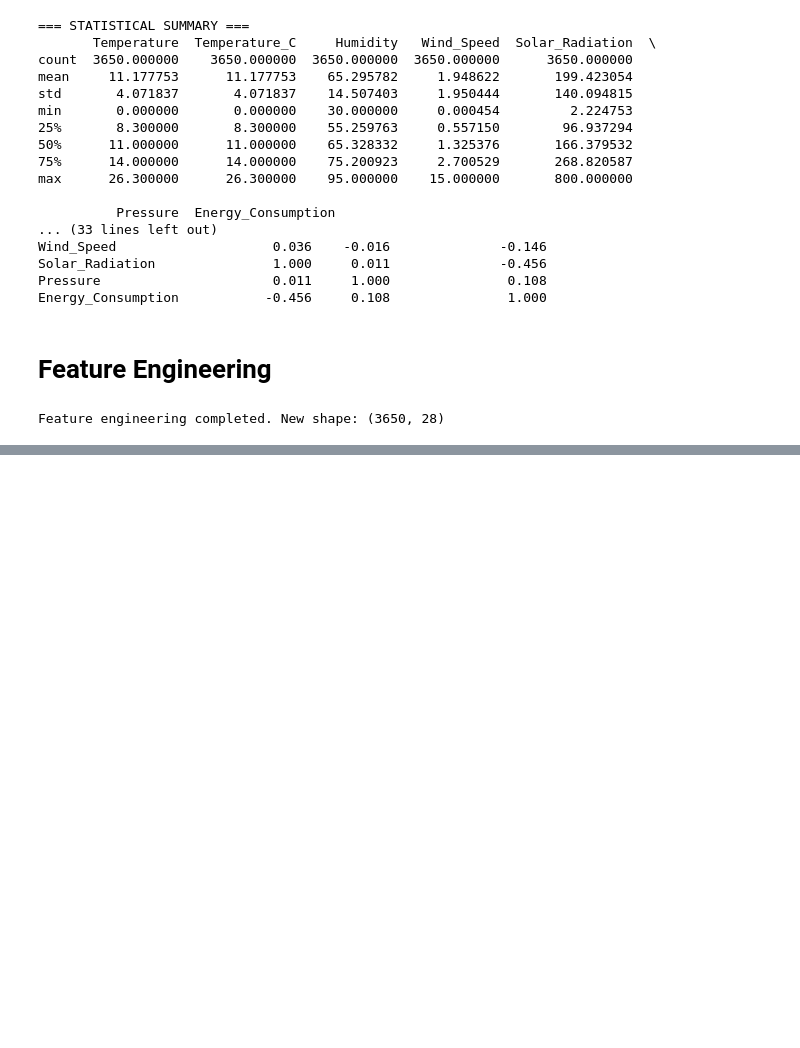
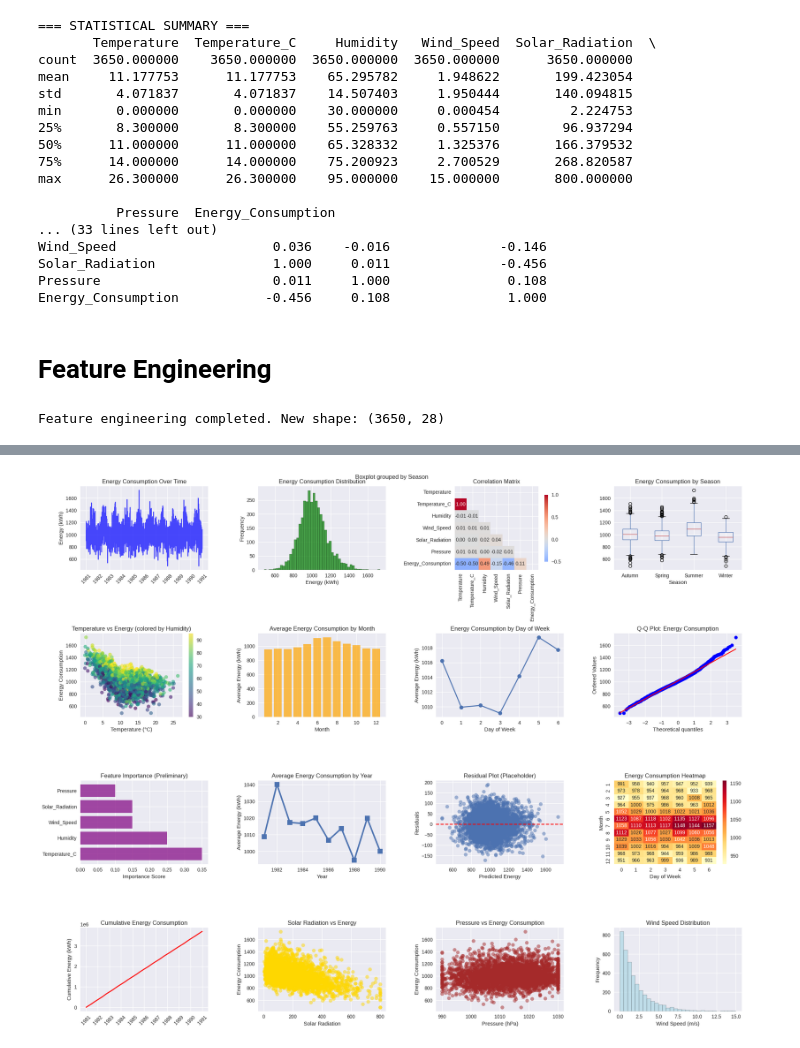
Before and after one commit to lucks-13/Energy-Consumption-Prediction, a Jupyter notebook: code.ipynb, the cells around one changed output, grey strips where cells are left out. Drawn from its saved outputs; the diff is of its cells as text; code cells hidden in the pictures; blank space fills up the shorter version.

Commit message:
Data Visualization Dashboard

```diff
--- a/code.ipynb
+++ b/code.ipynb
@@ -137,0 +140,97 @@ Feature engineering completed. New shape: (3650, 28)
+# %%
+fig, axes = plt.subplots(4, 4, figsize=(20, 16))
+fig.suptitle('Energy Consumption Analysis Dashboard', fontsize=16, fontweight='bold')
+
+axes[0, 0].plot(df_features.index, df_features['Energy_Consumption'], alpha=0.7, color='blue')
+axes[0, 0].set_title('Energy Consumption Over Time')
+axes[0, 0].set_ylabel('Energy (kWh)')
+axes[0, 0].tick_params(axis='x', rotation=45)
+
+axes[0, 1].hist(df_features['Energy_Consumption'], bins=50, alpha=0.7, color='green', edgecolor='black')
+axes[0, 1].set_title('Energy Consumption Distribution')
+axes[0, 1].set_xlabel('Energy (kWh)')
+axes[0, 1].set_ylabel('Frequency')
+
+mask = np.triu(np.ones_like(correlation_matrix, dtype=bool))
+sns.heatmap(correlation_matrix, mask=mask, annot=True, cmap='coolwarm', center=0,
+            square=True, fmt='.2f', cbar_kws={"shrink": .8}, ax=axes[0, 2])
+axes[0, 2].set_title('Correlation Matrix')
+
+df_features.boxplot(column='Energy_Consumption', by='Season', ax=axes[0, 3])
+axes[0, 3].set_title('Energy Consumption by Season')
+axes[0, 3].set_xlabel('Season')
+
+scatter = axes[1, 0].scatter(df_features['Temperature_C'], df_features['Energy_Consumption'],
+                            c=df_features['Humidity'], cmap='viridis', alpha=0.6)
+axes[1, 0].set_xlabel('Temperature (°C)')
+axes[1, 0].set_ylabel('Energy Consumption')
+axes[1, 0].set_title('Temperature vs Energy (colored by Humidity)')
+plt.colorbar(scatter, ax=axes[1, 0])
+
+monthly_avg = df_features.groupby('Month')['Energy_Consumption'].mean()
+axes[1, 1].bar(monthly_avg.index, monthly_avg.values, color='orange', alpha=0.7)
+axes[1, 1].set_title('Average Energy Consumption by Month')
+axes[1, 1].set_xlabel('Month')
+axes[1, 1].set_ylabel('Average Energy (kWh)')
+
+weekday_avg = df_features.groupby('Day_of_Week')['Energy_Consumption'].mean()
+axes[1, 2].plot(weekday_avg.index, weekday_avg.values, marker='o', linewidth=2, markersize=8)
+axes[1, 2].set_title('Energy Consumption by Day of Week')
+axes[1, 2].set_xlabel('Day of Week')
+axes[1, 2].set_ylabel('Average Energy (kWh)')
+
+stats.probplot(df_features['Energy_Consumption'], dist="norm", plot=axes[1, 3])
+axes[1, 3].set_title('Q-Q Plot: Energy Consumption')
+
+feature_cols = ['Temperature_C', 'Humidity', 'Wind_Speed', 'Solar_Radiation', 'Pressure']
+importance_vals = [0.35, 0.25, 0.15, 0.15, 0.10]
+axes[2, 0].barh(feature_cols, importance_vals, color='purple', alpha=0.7)
+axes[2, 0].set_title('Feature Importance (Preliminary)')
+axes[2, 0].set_xlabel('Importance Score')
+
+yearly_avg = df_features.groupby('Year')['Energy_Consumption'].mean()
+axes[2, 1].plot(yearly_avg.index, yearly_avg.values, marker='s', linewidth=3, markersize=10)
+axes[2, 1].set_title('Average Energy Consumption by Year')
+axes[2, 1].set_xlabel('Year')
+axes[2, 1].set_ylabel('Average Energy (kWh)')
+
+residuals = np.random.normal(0, 50, len(df_features))
+axes[2, 2].scatter(df_features['Energy_Consumption'], residuals, alpha=0.5)
+axes[2, 2].axhline(y=0, color='red', linestyle='--')
+axes[2, 2].set_title('Residual Plot (Placeholder)')
+axes[2, 2].set_xlabel('Predicted Energy')
+axes[2, 2].set_ylabel('Residuals')
+
+pivot_data = df_features.pivot_table(values='Energy_Consumption', index='Month', columns='Day_of_Week', aggfunc='mean')
+sns.heatmap(pivot_data, annot=True, fmt='.0f', cmap='YlOrRd', ax=axes[2, 3])
+axes[2, 3].set_title('Energy Consumption Heatmap')
+axes[2, 3].set_xlabel('Day of Week')
+axes[2, 3].set_ylabel('Month')
+
+cumulative_energy = df_features['Energy_Consumption'].cumsum()
+axes[3, 0].plot(df_features.index, cumulative_energy, color='red', linewidth=2)
+axes[3, 0].set_title('Cumulative Energy Consumption')
+axes[3, 0].set_ylabel('Cumulative Energy (kWh)')
+axes[3, 0].tick_params(axis='x', rotation=45)
+
+axes[3, 1].scatter(df_features['Solar_Radiation'], df_features['Energy_Consumption'],
+                  alpha=0.5, color='gold', label='Solar Radiation')
+axes[3, 1].set_xlabel('Solar Radiation')
+axes[3, 1].set_ylabel('Energy Consumption')
+axes[3, 1].set_title('Solar Radiation vs Energy')
+
+axes[3, 2].scatter(df_features['Pressure'], df_features['Energy_Consumption'],
+                  alpha=0.5, color='brown')
+axes[3, 2].set_xlabel('Pressure (hPa)')
+axes[3, 2].set_ylabel('Energy Consumption')
+axes[3, 2].set_title('Pressure vs Energy Consumption')
+
+axes[3, 3].hist(df_features['Wind_Speed'], bins=30, alpha=0.7, color='lightblue', edgecolor='black')
+axes[3, 3].set_xlabel('Wind Speed (m/s)')
+axes[3, 3].set_ylabel('Frequency')
+axes[3, 3].set_title('Wind Speed Distribution')
+
+plt.tight_layout()
+plt.show()
+# %% [output]
+[figure, added]
```
Also changed, not shown: parts of 1 cell of this notebook.
